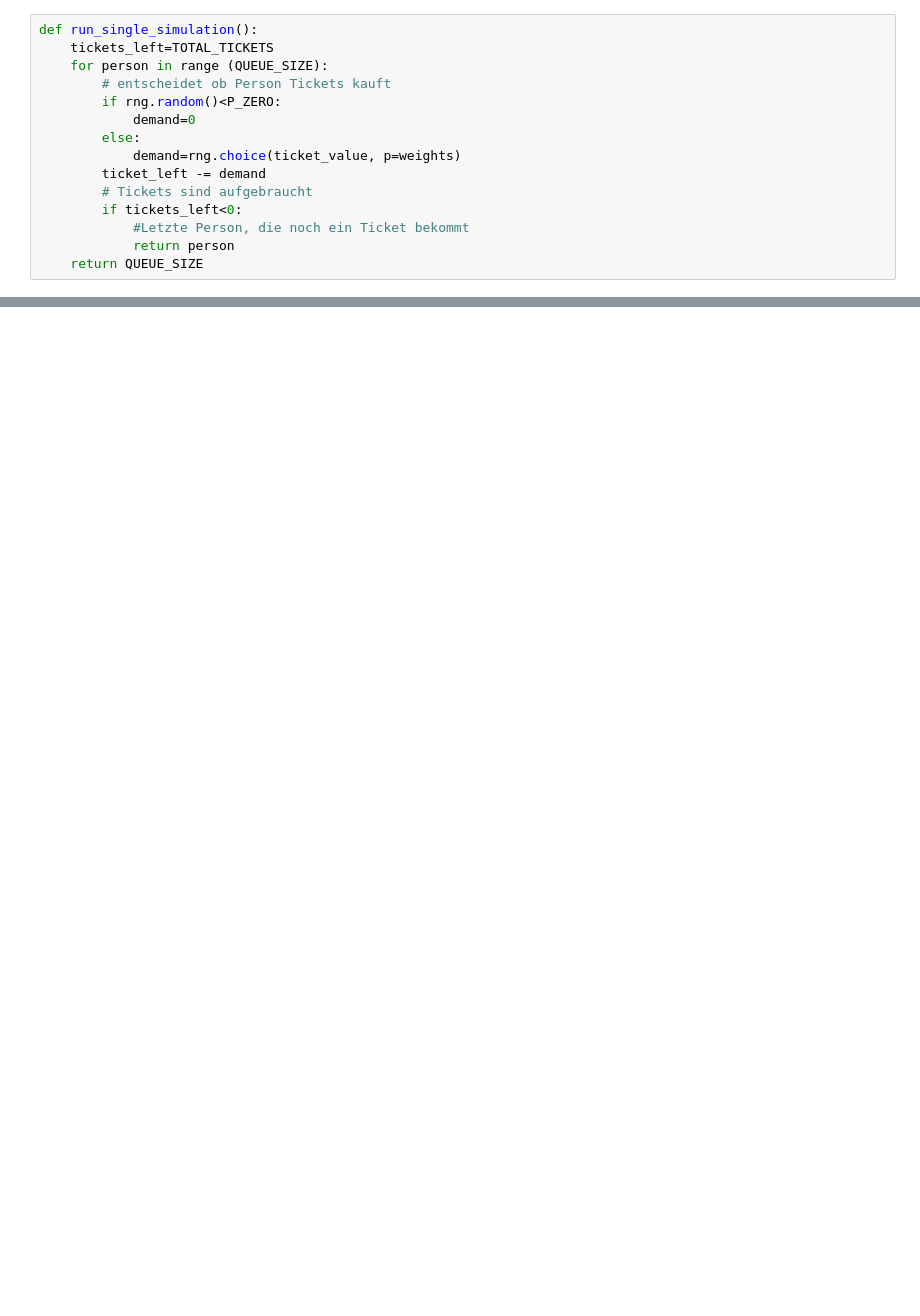
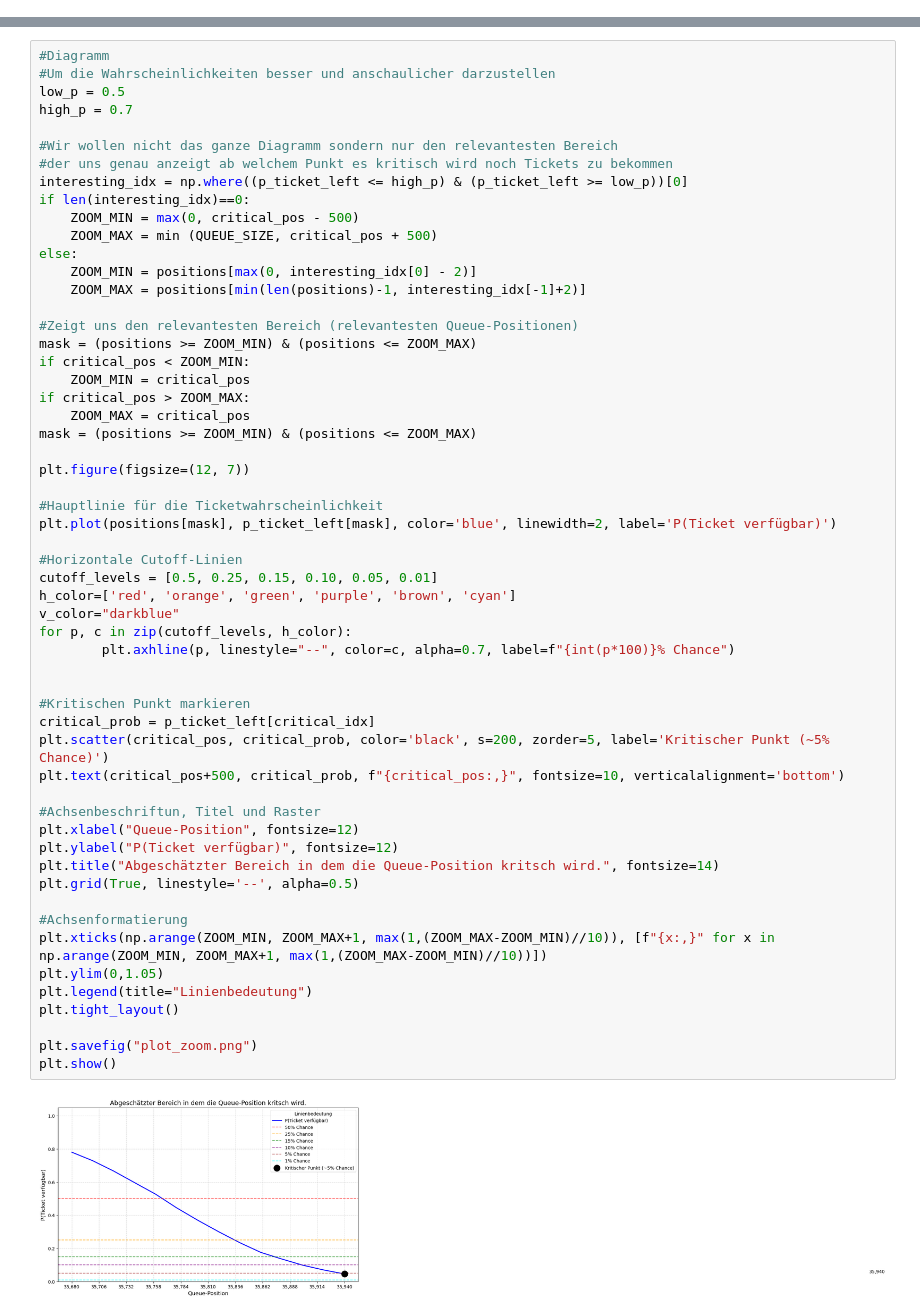
Before and after one commit to semanurasali-rgb/Online-queue, a Jupyter notebook: notebook/Simulation.ipynb, the cells around one changed output, grey strips where cells are left out. Cells and saved outputs as stored; diff of their text form; blank space fills up the shorter version.

```diff
--- a/notebook/Simulation.ipynb
+++ b/notebook/Simulation.ipynb
@@ -113,15 +0,0 @@ Wenn noch Tickets übrig sein sollten nachdem die komplette Warteschlange durchg
-# %%
-def run_single_simulation():
-    tickets_left=TOTAL_TICKETS
-    for person in range (QUEUE_SIZE):
-        # entscheidet ob Person Tickets kauft
-        if rng.random()<P_ZERO:
-            demand=0
-        else:
-            demand=rng.choice(ticket_value, p=weights)
-        ticket_left -= demand
-        # Tickets sind aufgebraucht
-        if tickets_left<0:
-            #Letzte Person, die noch ein Ticket bekommt
-            return person
-    return QUEUE_SIZE
@@ -226,0 +210,58 @@ Simulation abgeschlossen
+# %%
+#Diagramm
+#Um die Wahrscheinlichkeiten besser und anschaulicher darzustellen
+low_p = 0.5
+high_p = 0.7
+
+#Wir wollen nicht das ganze Diagramm sondern nur den relevantesten Bereich
+#der uns genau anzeigt ab welchem Punkt es kritisch wird noch Tickets zu bekommen
+interesting_idx = np.where((p_ticket_left <= high_p) & (p_ticket_left >= low_p))[0]
+if len(interesting_idx)==0:
+    ZOOM_MIN = max(0, critical_pos - 500)
+    ZOOM_MAX = min (QUEUE_SIZE, critical_pos + 500)
+else:
+    ZOOM_MIN = positions[max(0, interesting_idx[0] - 2)]
+    ZOOM_MAX = positions[min(len(positions)-1, interesting_idx[-1]+2)]
+
+#Zeigt uns den relevantesten Bereich (relevantesten Queue-Positionen)
+mask = (positions >= ZOOM_MIN) & (positions <= ZOOM_MAX)
+if critical_pos < ZOOM_MIN:
+    ZOOM_MIN = critical_pos
+if critical_pos > ZOOM_MAX:
+    ZOOM_MAX = critical_pos
+mask = (positions >= ZOOM_MIN) & (positions <= ZOOM_MAX)
+
+plt.figure(figsize=(12, 7))
+
+#Hauptlinie für die Ticketwahrscheinlichkeit
+plt.plot(positions[mask], p_ticket_left[mask], color='blue', linewidth=2, label='P(Ticket verfügbar)')
+
+#Horizontale Cutoff-Linien
+cutoff_levels = [0.5, 0.25, 0.15, 0.10, 0.05, 0.01]
+h_color=['red', 'orange', 'green', 'purple', 'brown', 'cyan']
+v_color="darkblue"
+for p, c in zip(cutoff_levels, h_color):
+        plt.axhline(p, linestyle="--", color=c, alpha=0.7, label=f"{int(p*100)}% Chance")
+
+
+#Kritischen Punkt markieren
+critical_prob = p_ticket_left[critical_idx]
+plt.scatter(critical_pos, critical_prob, color='black', s=200, zorder=5, label='Kritischer Punkt (~5% Chance)')
+plt.text(critical_pos+500, critical_prob, f"{critical_pos:,}", fontsize=10, verticalalignment='bottom')
+
+#Achsenbeschriftun, Titel und Raster
+plt.xlabel("Queue-Position", fontsize=12)
+plt.ylabel("P(Ticket verfügbar)", fontsize=12)
+plt.title("Abgeschätzter Bereich in dem die Queue-Position kritsch wird.", fontsize=14)
+plt.grid(True, linestyle='--', alpha=0.5)
+
+#Achsenformatierung
+plt.xticks(np.arange(ZOOM_MIN, ZOOM_MAX+1, max(1,(ZOOM_MAX-ZOOM_MIN)//10)), [f"{x:,}" for x in np.arange(ZOOM_MIN, ZOOM_MAX+1, max(1,(ZOOM_MAX-ZOOM_MIN)//10))])
+plt.ylim(0,1.05)
+plt.legend(title="Linienbedeutung")
+plt.tight_layout()
+
+plt.savefig("plot_zoom.png")
+plt.show()
+# %% [output]
+[figure, added]
```
Also changed, not shown: parts of 47 cells of this notebook, 1 other file.
